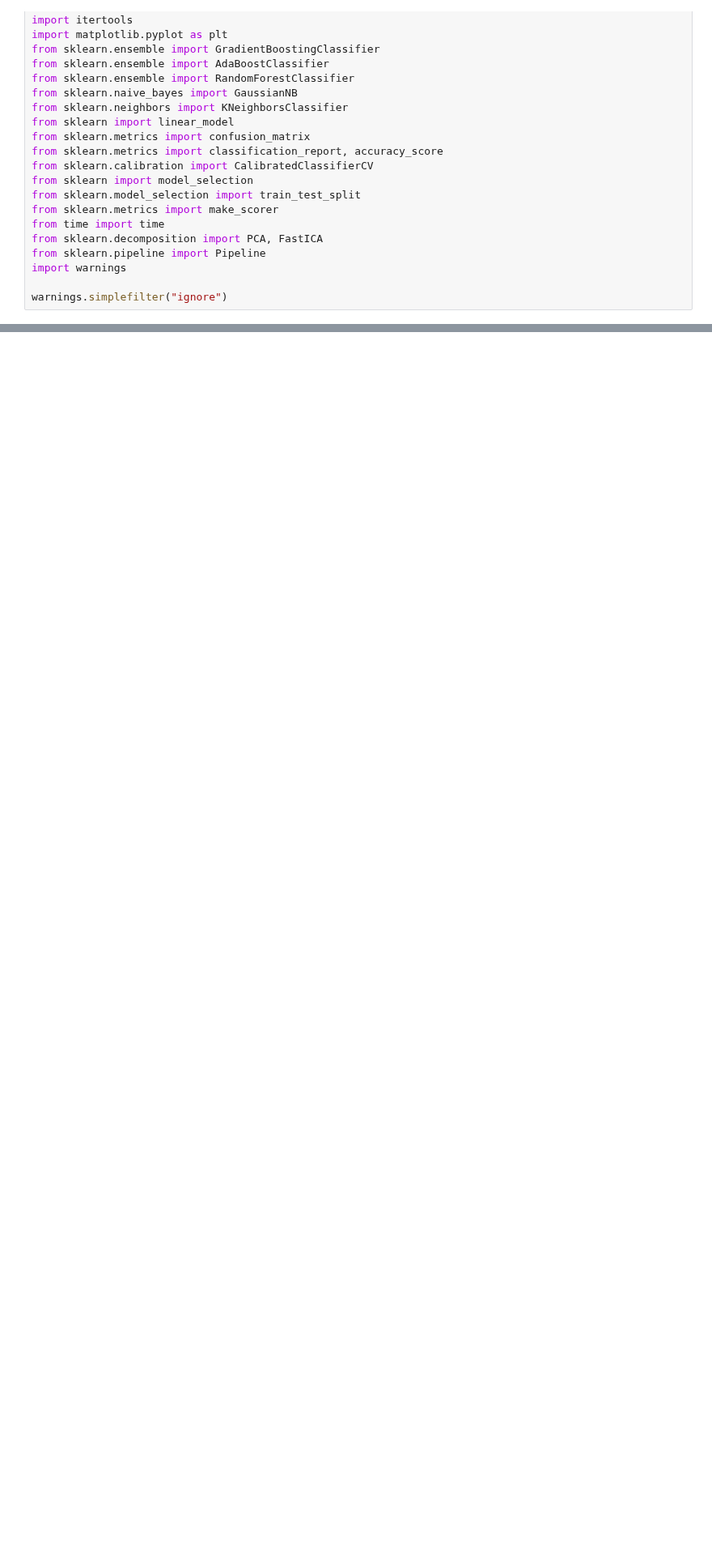
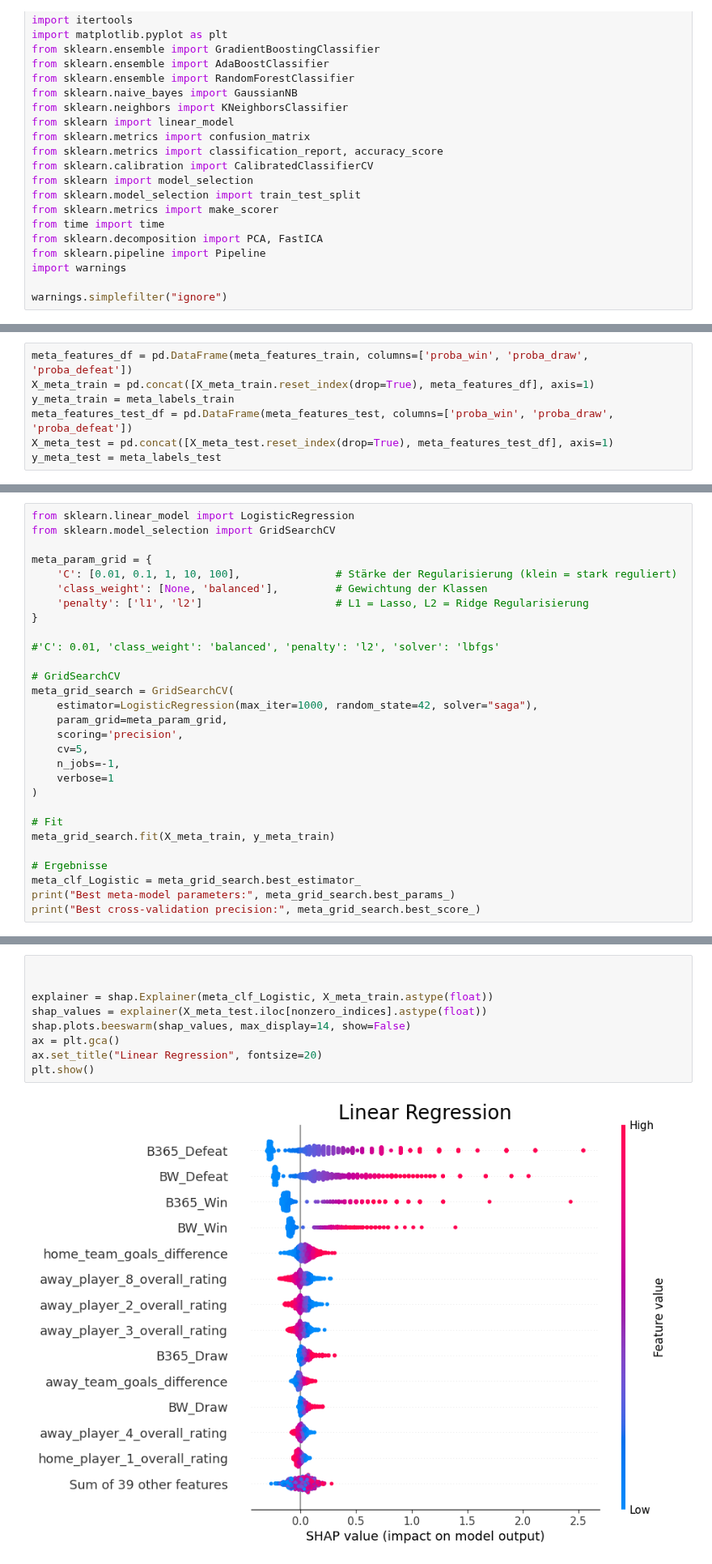
Before and after one commit to leolabla/MetaLabelingSportsPrediction, a Jupyter notebook: Modeling.ipynb, the cells around one changed output, grey strips where cells are left out. Shown at 81% size. Drawn from its saved outputs; the diff is of its cells as text; blank space fills up the shorter version.

```diff
--- a/Modeling.ipynb
+++ b/Modeling.ipynb
@@ -1061,0 +228,7 @@ The best return of investment is: -0.45856209150326793
+# %%
+meta_features_df = pd.DataFrame(meta_features_train, columns=['proba_win', 'proba_draw', 'proba_defeat'])
+X_meta_train = pd.concat([X_meta_train.reset_index(drop=True), meta_features_df], axis=1)
+y_meta_train = meta_labels_train
+meta_features_test_df = pd.DataFrame(meta_features_test, columns=['proba_win', 'proba_draw', 'proba_defeat'])
+X_meta_test = pd.concat([X_meta_test.reset_index(drop=True), meta_features_test_df], axis=1)
+y_meta_test = meta_labels_test
@@ -1061,0 +237,29 @@ The best return of investment is: -0.45856209150326793
+# %%
+from sklearn.linear_model import LogisticRegression
+from sklearn.model_selection import GridSearchCV
+
+meta_param_grid = {
+    'C': [0.01, 0.1, 1, 10, 100],               # Stärke der Regularisierung (klein = stark reguliert)
+    'class_weight': [None, 'balanced'],         # Gewichtung der Klassen
+    'penalty': ['l1', 'l2']                     # L1 = Lasso, L2 = Ridge Regularisierung
+}
+
+#'C': 0.01, 'class_weight': 'balanced', 'penalty': 'l2', 'solver': 'lbfgs'
+
+# GridSearchCV
+meta_grid_search = GridSearchCV(
+    estimator=LogisticRegression(max_iter=1000, random_state=42, solver="saga"),
+    param_grid=meta_param_grid,
+    scoring='precision',
+    cv=5,
+    n_jobs=-1,
+    verbose=1
+)
+
+# Fit
+meta_grid_search.fit(X_meta_train, y_meta_train)
+
+# Ergebnisse
+meta_clf_Logistic = meta_grid_search.best_estimator_
+print("Best meta-model parameters:", meta_grid_search.best_params_)
+print("Best cross-validation precision:", meta_grid_search.best_score_)
@@ -1061,0 +338,11 @@ The best return of investment is: -0.45856209150326793
+# %%
+
+
+explainer = shap.Explainer(meta_clf_Logistic, X_meta_train.astype(float))
+shap_values = explainer(X_meta_test.iloc[nonzero_indices].astype(float))
+shap.plots.beeswarm(shap_values, max_display=14, show=False)
+ax = plt.gca()
+ax.set_title("Linear Regression", fontsize=20)
+plt.show()
+# %% [output]
+[figure, added]
```
Also changed, not shown: parts of 34 cells of this notebook, 1 other file.
